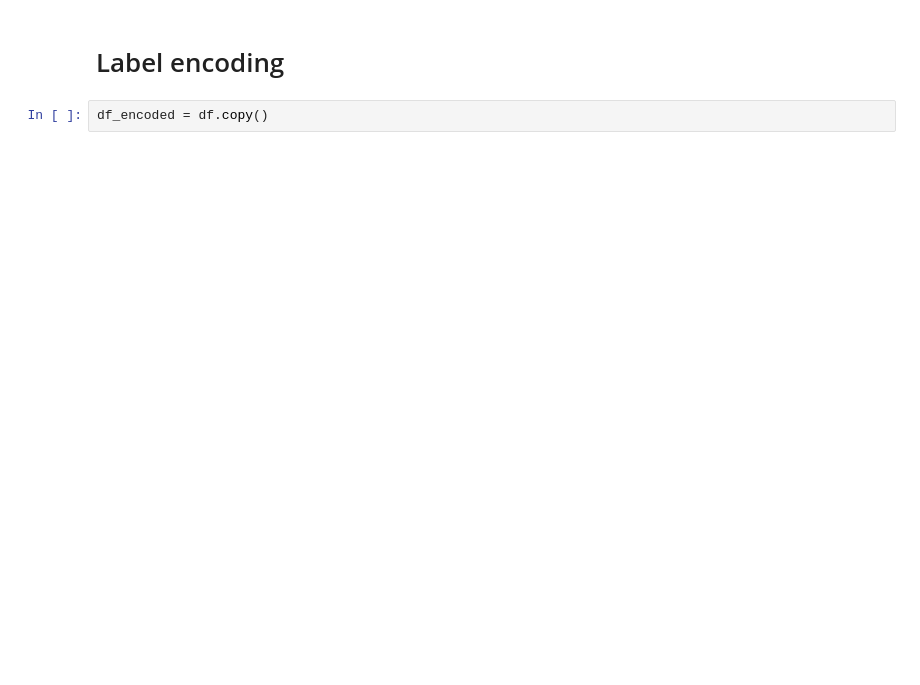
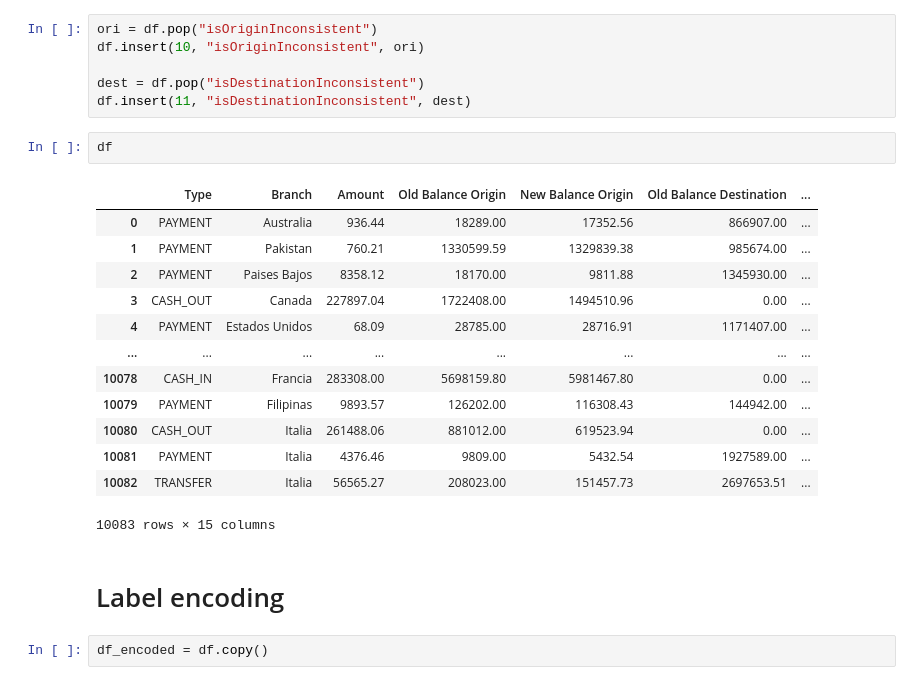
Before and after one commit to Shrutisd1003/XAI-for-Financial-Fraud-Detection, a Jupyter notebook: Model building/Model_training.ipynb, the cells around one changed output. Saved outputs shown, nothing was run; the diff lists cells and outputs as text; blank space fills up the shorter version.

```diff
--- a/Model building/Model_training.ipynb
+++ b/Model building/Model_training.ipynb
@@ -32,3 +31,25 @@ df.head()
+# %%
+ori = df.pop("isOriginInconsistent")
+df.insert(10, "isOriginInconsistent", ori)
+
+dest = df.pop("isDestinationInconsistent")
+df.insert(11, "isDestinationInconsistent", dest)
+# %%
+df
+# %% [output]
+|  | Type | Branch | Amount | Old Balance Origin | New Balance Origin | Old Balance Destination | ... |
+| 0 | PAYMENT | Australia | 936.44 | 18289.00 | 17352.56 | 866907.00 | ... |
+| 1 | PAYMENT | Pakistan | 760.21 | 1330599.59 | 1329839.38 | 985674.00 | ... |
+| 2 | PAYMENT | Paises Bajos | 8358.12 | 18170.00 | 9811.88 | 1345930.00 | ... |
+| 3 | CASH_OUT | Canada | 227897.04 | 1722408.00 | 1494510.96 | 0.00 | ... |
+| 4 | PAYMENT | Estados Unidos | 68.09 | 28785.00 | 28716.91 | 1171407.00 | ... |
+| ... | ... | ... | ... | ... | ... | ... | ... |
+| 10078 | CASH_IN | Francia | 283308.00 | 5698159.80 | 5981467.80 | 0.00 | ... |
+| 10079 | PAYMENT | Filipinas | 9893.57 | 126202.00 | 116308.43 | 144942.00 | ... |
+| 10080 | CASH_OUT | Italia | 261488.06 | 881012.00 | 619523.94 | 0.00 | ... |
+| 10081 | PAYMENT | Italia | 4376.46 | 9809.00 | 5432.54 | 1927589.00 | ... |
+| 10082 | TRANSFER | Italia | 56565.27 | 208023.00 | 151457.73 | 2697653.51 | ... |
+10083 rows × 15 columns
 # %% [markdown]
 # Label encoding
 # %%
```
Also changed, not shown: parts of 13 cells of this notebook, 11 other files.
